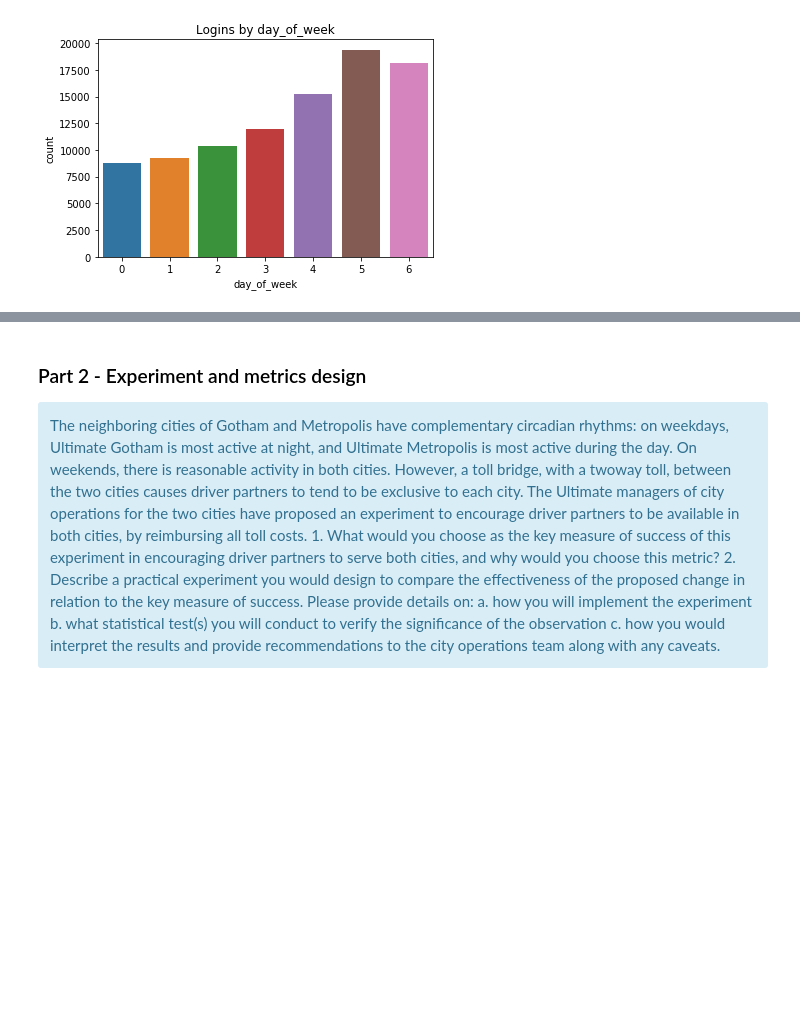
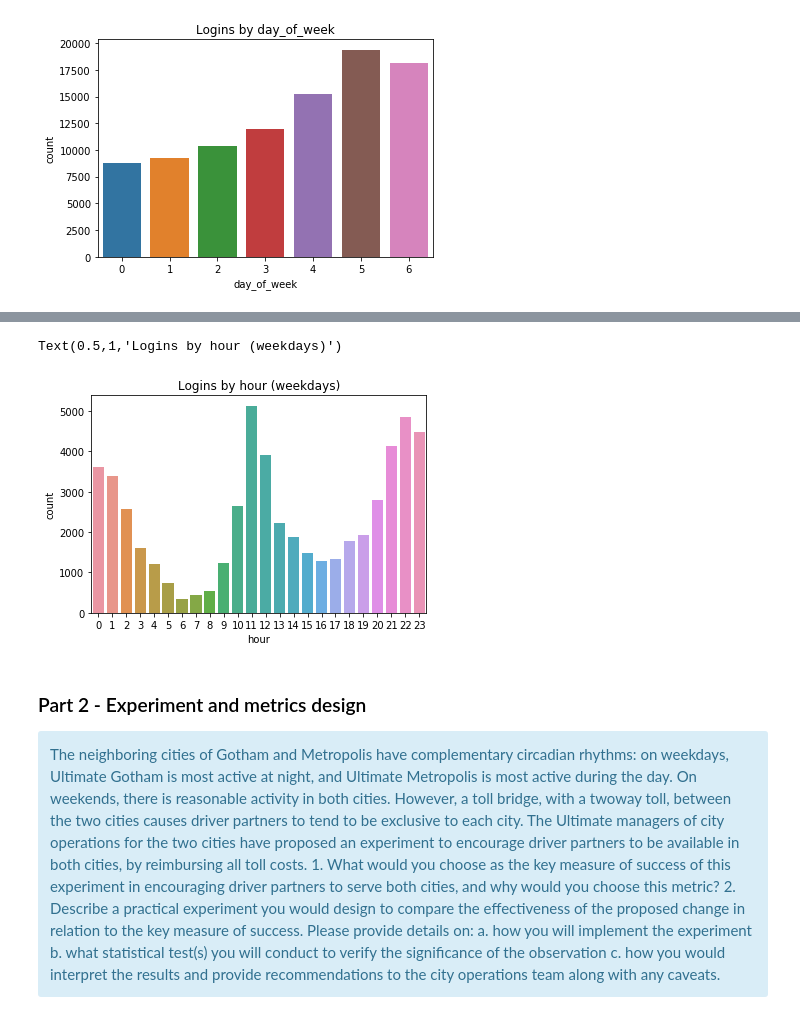
Before and after one commit to misterhappy2/ultimate_challenge, a Jupyter notebook: Interview1.ipynb, the cells around one changed output, grey strips where cells are left out. Drawn from its saved outputs; the diff is of its cells as text; code cells hidden in the pictures; blank space fills up the shorter version.

```diff
--- a/Interview1.ipynb
+++ b/Interview1.ipynb
@@ -153,3 +163,9 @@ Text(0.5,1,'Logins by hour')
+# %%
+sns.countplot(df[df.weekend==0].hour)
+plt.title('Logins by hour (weekdays)')
+# %% [output]
+Text(0.5,1,'Logins by hour (weekdays)')
+[figure, added]
 # %% [markdown]
 ### Part 2 ‑ Experiment and metrics design
 <div class="span5 alert alert-info">  The neighboring cities of Gotham and Metropolis have complementary circadian rhythms: on
```
Also changed, not shown: parts of 61 cells of this notebook.
